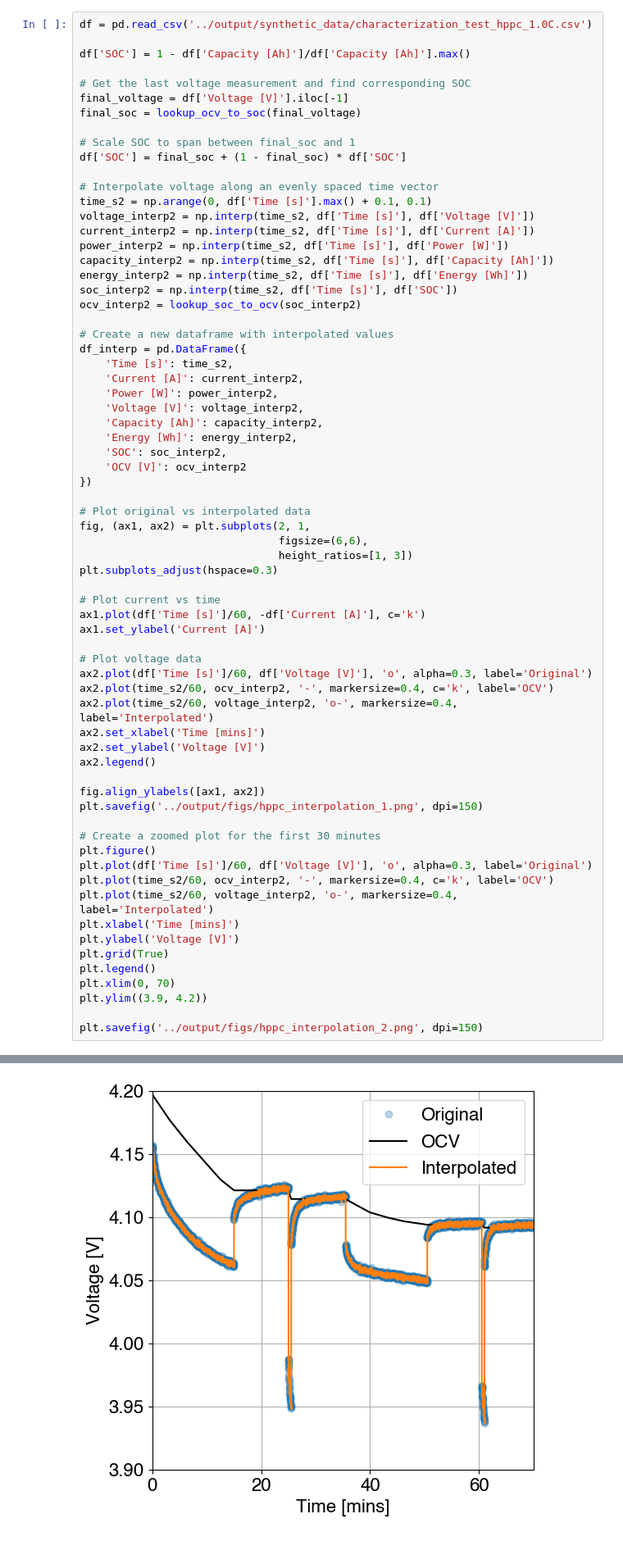
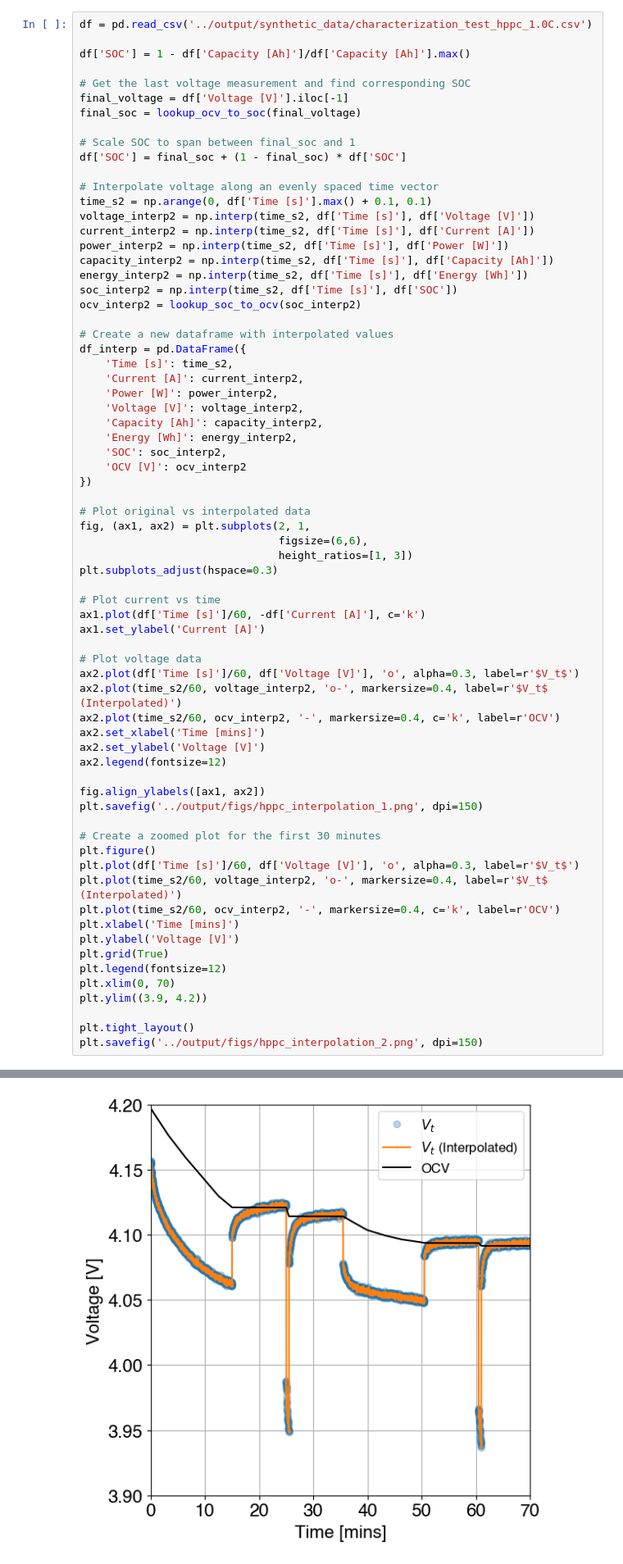
Before and after one commit to wengandrew/battery-digital-twin-from-scratch, a Jupyter notebook: notebooks/extract_parameters.ipynb, the cells around one changed output, grey strips where cells are left out. Shown at 82% size. Drawn from its saved outputs; the diff is of its cells as text.

```diff
--- a/notebooks/extract_parameters.ipynb
+++ b/notebooks/extract_parameters.ipynb
@@ -123,27 +123,28 @@ ax1.plot(df['Time [s]']/60, -df['Current [A]'], c='k')
 ax1.set_ylabel('Current [A]')
 
 # Plot voltage data
-ax2.plot(df['Time [s]']/60, df['Voltage [V]'], 'o', alpha=0.3, label='Original')
-ax2.plot(time_s2/60, ocv_interp2, '-', markersize=0.4, c='k', label='OCV')
-ax2.plot(time_s2/60, voltage_interp2, 'o-', markersize=0.4, label='Interpolated')
+ax2.plot(df['Time [s]']/60, df['Voltage [V]'], 'o', alpha=0.3, label=r'$V_t$')
+ax2.plot(time_s2/60, voltage_interp2, 'o-', markersize=0.4, label=r'$V_t$ (Interpolated)')
+ax2.plot(time_s2/60, ocv_interp2, '-', markersize=0.4, c='k', label=r'OCV')
 ax2.set_xlabel('Time [mins]')
 ax2.set_ylabel('Voltage [V]')
-ax2.legend()
+ax2.legend(fontsize=12)
 
 fig.align_ylabels([ax1, ax2])
 plt.savefig('../output/figs/hppc_interpolation_1.png', dpi=150)
 
 # Create a zoomed plot for the first 30 minutes
 plt.figure()
-plt.plot(df['Time [s]']/60, df['Voltage [V]'], 'o', alpha=0.3, label='Original')
-plt.plot(time_s2/60, ocv_interp2, '-', markersize=0.4, c='k', label='OCV')
-plt.plot(time_s2/60, voltage_interp2, 'o-', markersize=0.4, label='Interpolated')
+plt.plot(df['Time [s]']/60, df['Voltage [V]'], 'o', alpha=0.3, label=r'$V_t$')
+plt.plot(time_s2/60, voltage_interp2, 'o-', markersize=0.4, label=r'$V_t$ (Interpolated)')
+plt.plot(time_s2/60, ocv_interp2, '-', markersize=0.4, c='k', label=r'OCV')
 plt.xlabel('Time [mins]')
 plt.ylabel('Voltage [V]')
 plt.grid(True)
-plt.legend()
+plt.legend(fontsize=12)
 plt.xlim(0, 70)
 plt.ylim((3.9, 4.2))
 
+plt.tight_layout()
 plt.savefig('../output/figs/hppc_interpolation_2.png', dpi=150)
 # %% [output]
@@ -151,4 +152,4 @@ plt.savefig('../output/figs/hppc_interpolation_2.png', dpi=150)
-[figure, old version]
+[figure, new version]
 # %% [markdown]
 ## Use Least Squares to extract Rs, R1, and C1
 # %%
```
Also changed, not shown: parts of 4 cells of this notebook, 5 other files.
